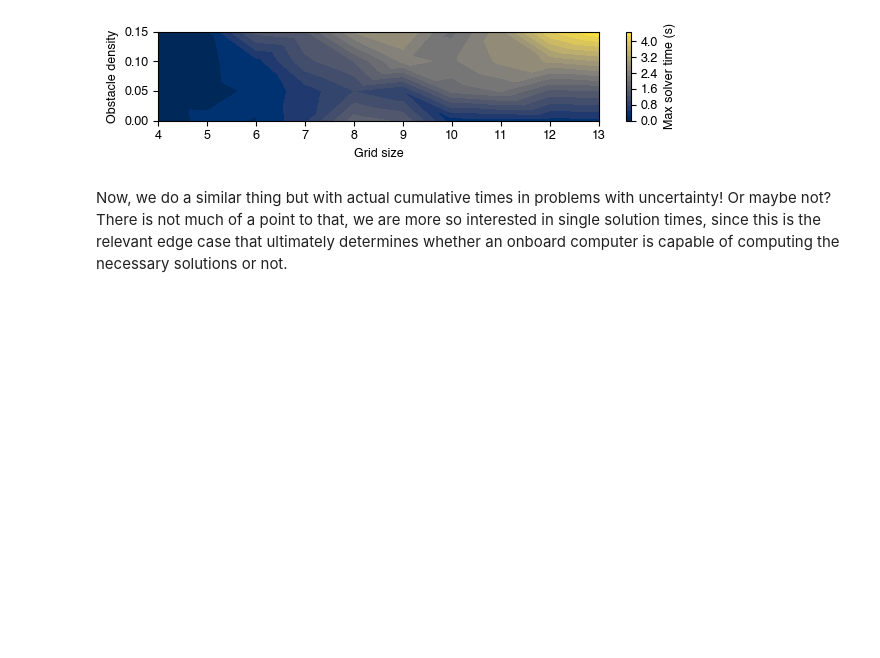
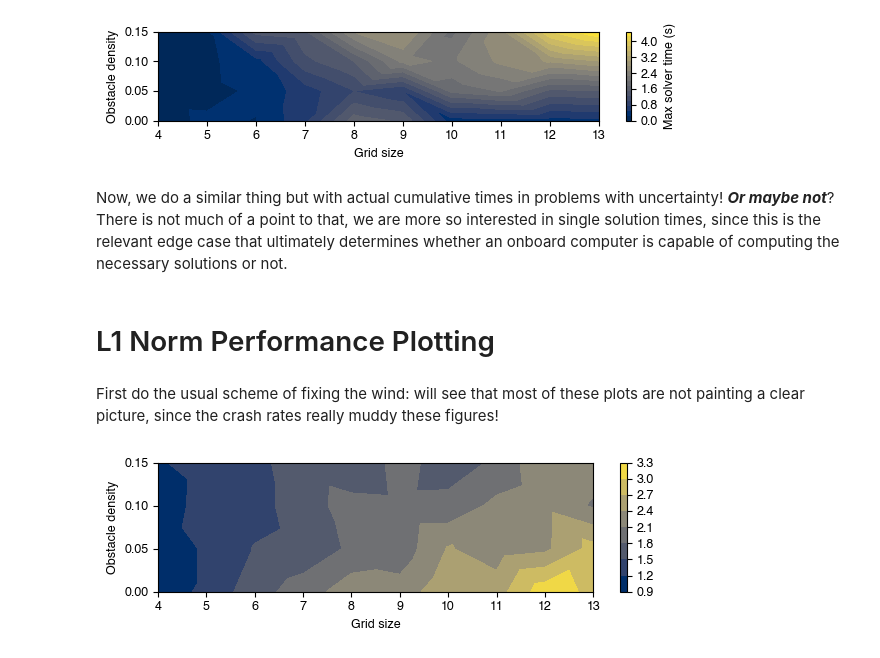
Before and after one commit to berkpereira/gridworld-numpy, a Jupyter notebook: eda_4d.ipynb, the cells around one changed output. Saved outputs shown, nothing was run; the diff lists cells and outputs as text; code cells hidden in the pictures; blank space fills up the shorter version.

```diff
--- a/eda_4d.ipynb
+++ b/eda_4d.ipynb
@@ -379,4 +437,55 @@ plt.show()
 # %% [output]
 [figure]
 # %% [markdown]
-Now, we do a similar thing but with actual cumulative times in problems with uncertainty! Or maybe not? There is not much of a point to that, we are more so interested in single solution times, since this is the relevant edge case that ultimately determines whether an onboard computer is capable of computing the necessary solutions or not.
+Now, we do a similar thing but with actual cumulative times in problems with uncertainty! ***Or maybe not***? There is not much of a point to that, we are more so interested in single solution times, since this is the relevant edge case that ultimately determines whether an onboard computer is capable of computing the necessary solutions or not.
+# %% [markdown]
+# L1 Norm Performance Plotting
+# %% [markdown]
+First do the usual scheme of fixing the wind: will see that most of these plots are not painting a clear picture, since the crash rates really muddy these figures!
+# %%
+fig, ax = plt.subplots(figsize=(fsp.text_width, 2))
+
+df_sim_mc = df_sim[df_sim['sol_method'] == 'MC']
+data_mc = df_sim_mc.groupby(['grid_size', 'obstacle_density', 'wind_param']).mean() # take mean values per benchmark MDP
+df_sim_dp = df_sim[df_sim['sol_method'] == 'DP']
+data_dp = df_sim_dp.groupby(['grid_size', 'obstacle_density', 'wind_param']).mean()
+df_sim_ip = df_sim[df_sim['sol_method'] == 'IP']
+data_ip = df_sim_ip.groupby(['grid_size', 'obstacle_density', 'wind_param']).mean()
+
+wp = 0.8
+method = 'ip'
+
+
+norm_data_mc = data_mc.loc[:, :, wp]['l1_norm']
+norm_data_dp = data_dp.loc[:, :, wp]['l1_norm']
+norm_data_ip = data_ip.loc[:, :, wp]['l1_norm']
+
+# Get the x, y, z values
+x = norm_data_mc.index.get_level_values('grid_size')
+y = norm_data_mc.index.get_level_values('obstacle_density')
+z_dp = norm_data_dp.values
+z_mc = norm_data_mc.values
+z_ip = norm_data_ip.values
+
+# Create a triangulation for x and y axes
+triang = tri.Triangulation(x, y)
+
+# Create the contour plot
+if method == 'dp':
+    cntr = ax.tricontourf(triang, z_dp, cmap='viridis')
+elif method == 'mc':
+    cntr = ax.tricontourf(triang, z_mc, cmap='plasma')
+elif method == 'ip':
+    cntr = ax.tricontourf(triang, z_ip, cmap='cividis')
+
+# Add a color bar
+plt.colorbar(cntr)
+
+# Set labels for the axes
+ax.set_xlabel('Grid size')
+ax.set_ylabel('Obstacle density')
+plt.tight_layout()
+
+plt.show()
+# %% [output]
+[figure, added]
```
Also changed, not shown: parts of 11 cells of this notebook.
